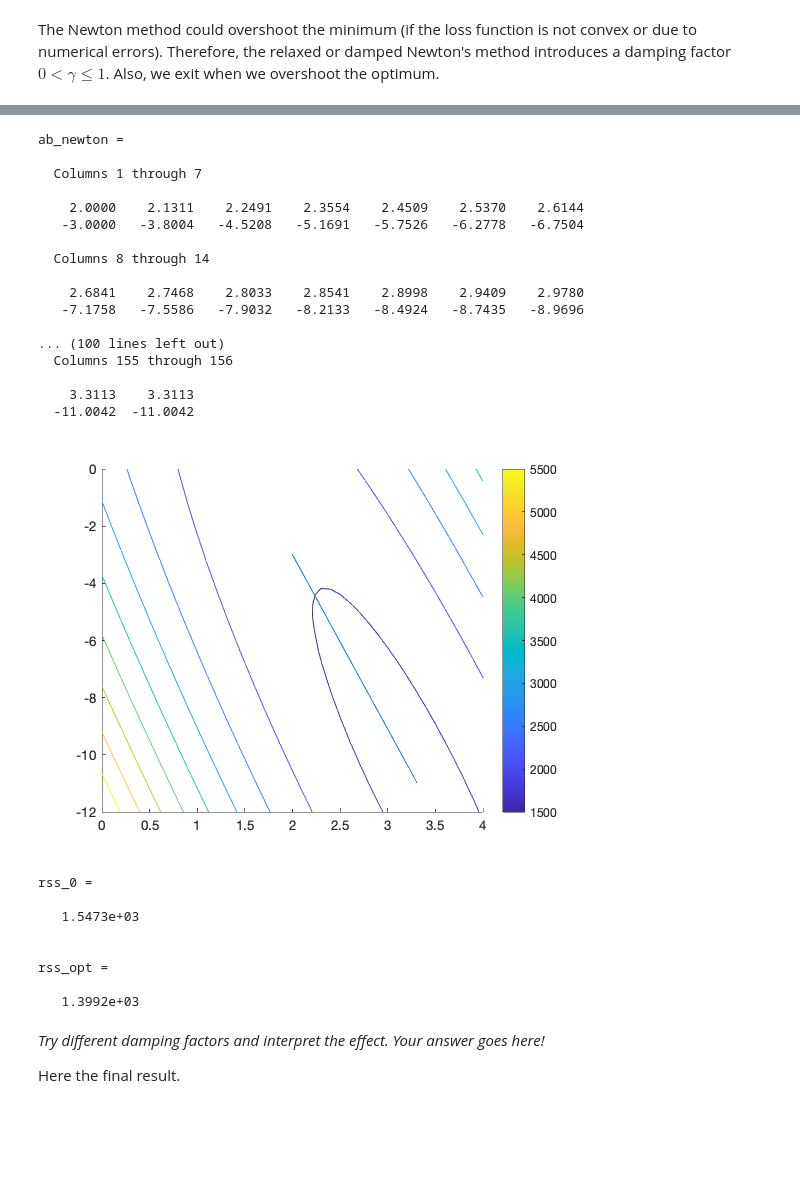
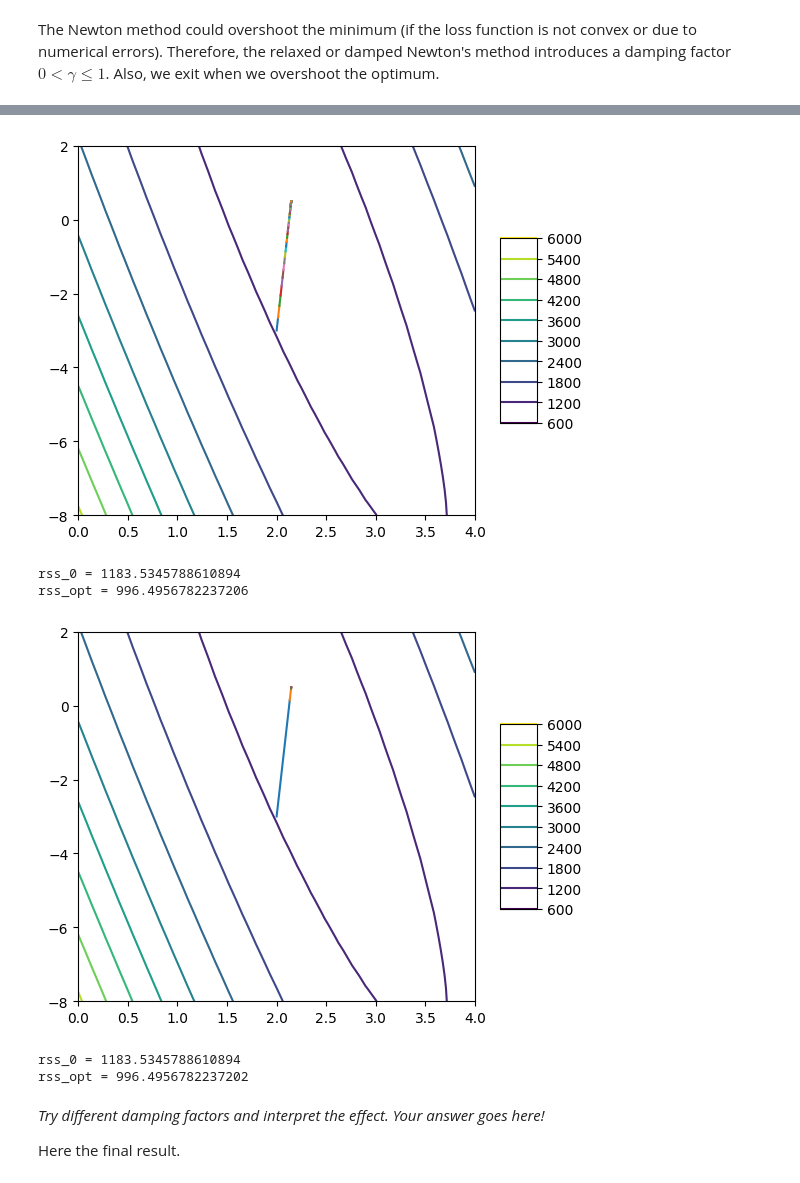
Before and after one commit to gundermann/DML_notebooks, a Jupyter notebook: assignments/assignment4 - Numerical Linear Regression.ipynb, the cells around one changed output, grey strips where cells are left out. Cells and saved outputs as stored; diff of their text form; code cells hidden in the pictures; blank space fills up the shorter version.

```diff
--- a/assignments/assignment4 - Numerical Linear Regression.ipynb
+++ b/assignments/assignment4 - Numerical Linear Regression.ipynb
@@ -479,39 +457,56 @@ Created file '/Users/wlomsi/Documents/ProjekteUni/Vorlesungen/ML 4DV660+4DV661+4
+# %%
+def damped_newton_rss2(K, a0, b0, H, gamma, f, ff, verbose):
+    H_inv = gamma*np.linalg.inv(H)
+    ab = np.zeros((2, K+1))
+    ab[0,0] = a0
+    ab[1,0] = b0
+    for k in range(K):
+        grad_w = ff(ab[0,k], ab[1,k])
+        grad_a = grad_w[0]
+        grad_b = grad_w[1]
+        ab[:,k+1] = ab[:,k] - np.dot(H_inv, np.transpose(np.array([grad_a, grad_b])))
+
+    if verbose:
+        alow = min(a0-2, np.min(ab[0,:]))
+        ahigh = max(a0+2, np.max(ab[0,:]))
+        blow = min(b0-5, np.min(ab[1,:]))
+        bhigh = max(b0+5, np.max(ab[1,:]))
+        a_sequence = np.linspace(alow, ahigh, 30)
+        b_sequence = np.linspace(blow, bhigh, 30)
+
+        A, B = np.meshgrid(a_sequence, b_sequence)
+        fig, ax = plot3d(f, A, B, False)
+        for k in range(K):
+            ax.plot([ab[0,k], ab[0,k+1]], [ab[1,k], ab[1,k+1]])
+    return ab
 # %%
-K=1000;
-gamma=0.1;
-%gamma=0.9;
-ab_newton = damped_newton_rss2(K, a0, b0, H, gamma, f, ff, true)
+K = 1000
+gamma = 0.1
+ab_newton = damped_newton_rss2(K, a0, b0, H, gamma, f, ff, True)
 # %% [output]
-ab_newton =
-
-  Columns 1 through 7
-
-    2.0000    2.1311    2.2491    2.3554    2.4509    2.5370    2.6144
-   -3.0000   -3.8004   -4.5208   -5.1691   -5.7526   -6.2778   -6.7504
-
-  Columns 8 through 14
-
-    2.6841    2.7468    2.8033    2.8541    2.8998    2.9409    2.9780
-   -7.1758   -7.5586   -7.9032   -8.2133   -8.4924   -8.7435   -8.9696
-
-... (100 lines left out)
-  Columns 155 through 156
-
-    3.3113    3.3113
-  -11.0042  -11.0042
-[figure, old version]
+[figure, new version]
 # %%
 rss_0 = f(a0,b0)
-rss_opt = f(ab_newton(1,size(ab_newton,2)),ab_newton(2,size(ab_newton,2)))
+rss_opt = f(ab_newton[0,-1], ab_newton[1,-1])
+
+print(f'rss_0 = {rss_0}')
+print(f'rss_opt = {rss_opt}')
 # %% [output]
-rss_0 =
-
-   1.5473e+03
-
-
-rss_opt =
-
-   1.3992e+03
+rss_0 = 1183.5345788610894
+rss_opt = 996.4956782237206
+# %%
+gamma = 0.9
+ab_newton = damped_newton_rss2(K, a0, b0, H, gamma, f, ff, True)
+# %% [output]
+[figure, added]
+# %%
+rss_opt = f(ab_newton[0,-1], ab_newton[1,-1])
+
+print(f'rss_0 = {rss_0}')
+print(f'rss_opt = {rss_opt}')
+# %% [output]
+rss_0 = 1183.5345788610894
+rss_opt = 996.4956782237202
 # %% [markdown]
 *Try different damping factors and interpret the effect. Your answer goes here!*
 
```
Also changed, not shown: parts of 7 cells of this notebook.
